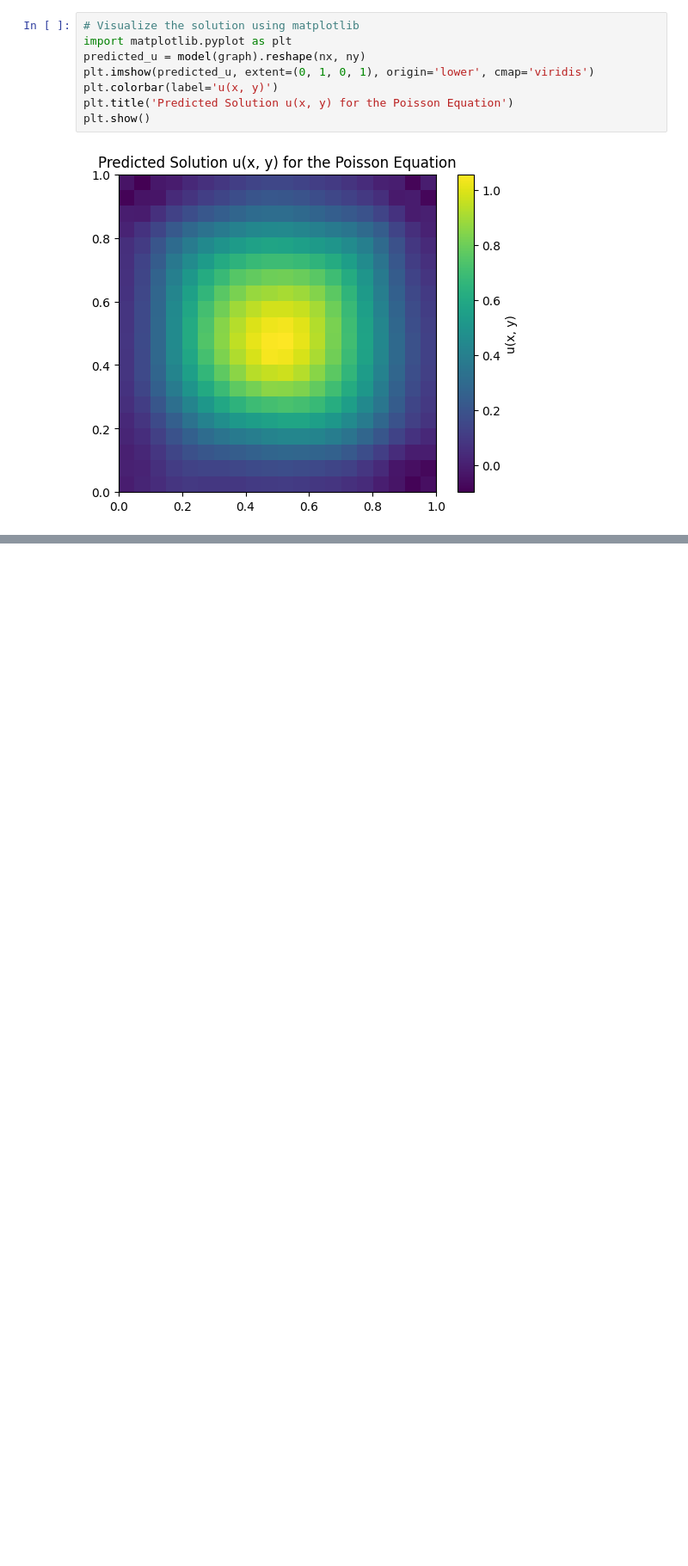
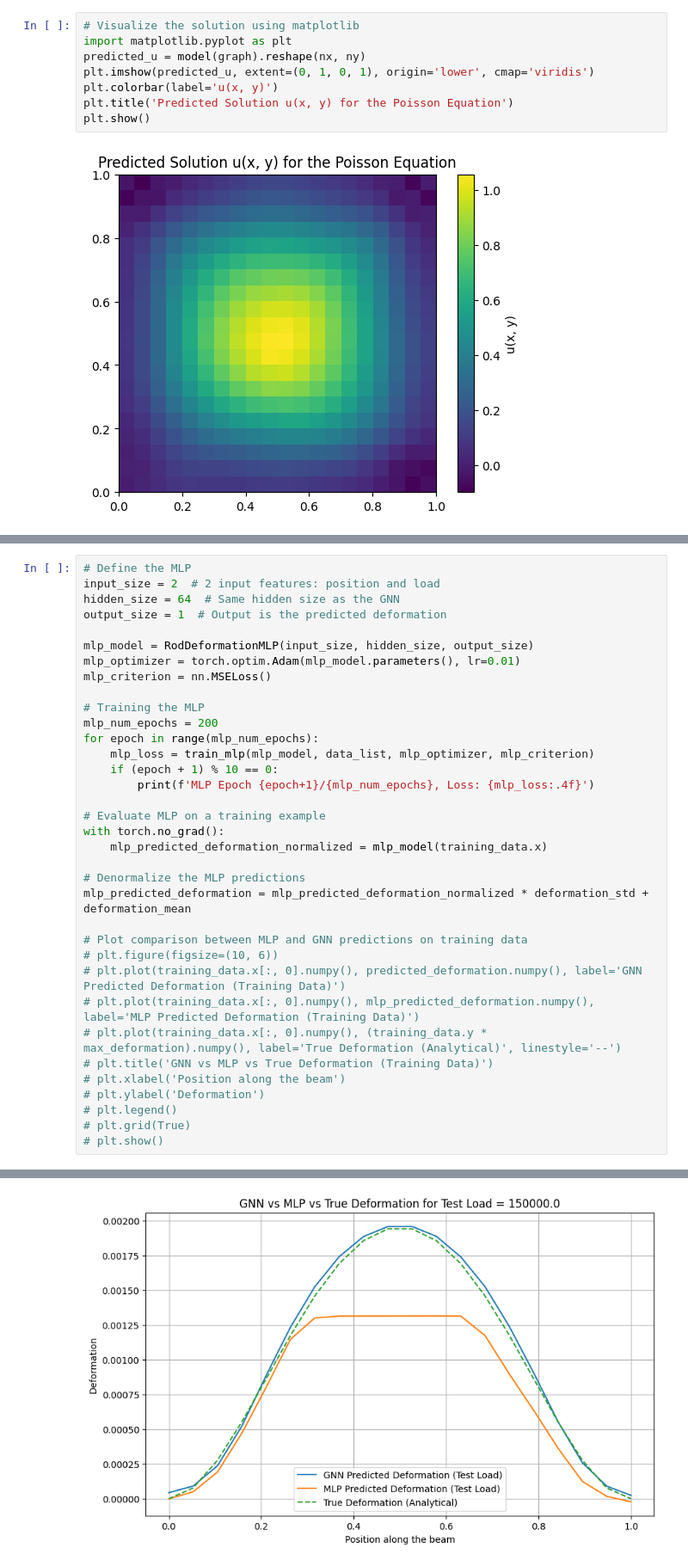
Before and after one commit to alucantonio/data_enhanced_simulation, a Jupyter notebook: 6_GNNforPhysics.ipynb, the cells around one changed output, grey strips where cells are left out. Shown at 86% size. Saved outputs shown, nothing was run; the diff lists cells and outputs as text; blank space fills up the shorter version.

Commit message:
Added example of GNN for rods.

```diff
--- a/6_GNNforPhysics.ipynb
+++ b/6_GNNforPhysics.ipynb
@@ -171,0 +413,36 @@ plt.show()
+# %%
+# Define the MLP
+input_size = 2  # 2 input features: position and load
+hidden_size = 64  # Same hidden size as the GNN
+output_size = 1  # Output is the predicted deformation
+
+mlp_model = RodDeformationMLP(input_size, hidden_size, output_size)
+mlp_optimizer = torch.optim.Adam(mlp_model.parameters(), lr=0.01)
+mlp_criterion = nn.MSELoss()
+
+# Training the MLP
+mlp_num_epochs = 200
+for epoch in range(mlp_num_epochs):
+    mlp_loss = train_mlp(mlp_model, data_list, mlp_optimizer, mlp_criterion)
+    if (epoch + 1) % 10 == 0:
+        print(f'MLP Epoch {epoch+1}/{mlp_num_epochs}, Loss: {mlp_loss:.4f}')
+
+# Evaluate MLP on a training example
+with torch.no_grad():
+    mlp_predicted_deformation_normalized = mlp_model(training_data.x)
+
+# Denormalize the MLP predictions
+mlp_predicted_deformation = mlp_predicted_deformation_normalized * deformation_std + deformation_mean
+
+# Plot comparison between MLP and GNN predictions on training data
+# plt.figure(figsize=(10, 6))
+# plt.plot(training_data.x[:, 0].numpy(), predicted_deformation.numpy(), label='GNN Predicted Deformation (Training Data)')
+# plt.plot(training_data.x[:, 0].numpy(), mlp_predicted_deformation.numpy(), label='MLP Predicted Deformation (Training Data)')
+# plt.plot(training_data.x[:, 0].numpy(), (training_data.y * max_deformation).numpy(), label='True Deformation (Analytical)', linestyle='--')
+# plt.title('GNN vs MLP vs True Deformation (Training Data)')
+# plt.xlabel('Position along the beam')
+# plt.ylabel('Deformation')
+# plt.legend()
+# plt.grid(True)
+# plt.show()
+# %% [output]
@@ -171,0 +469 @@ plt.show()
+[figure, added]
```
Also changed, not shown: parts of 5 cells of this notebook.
